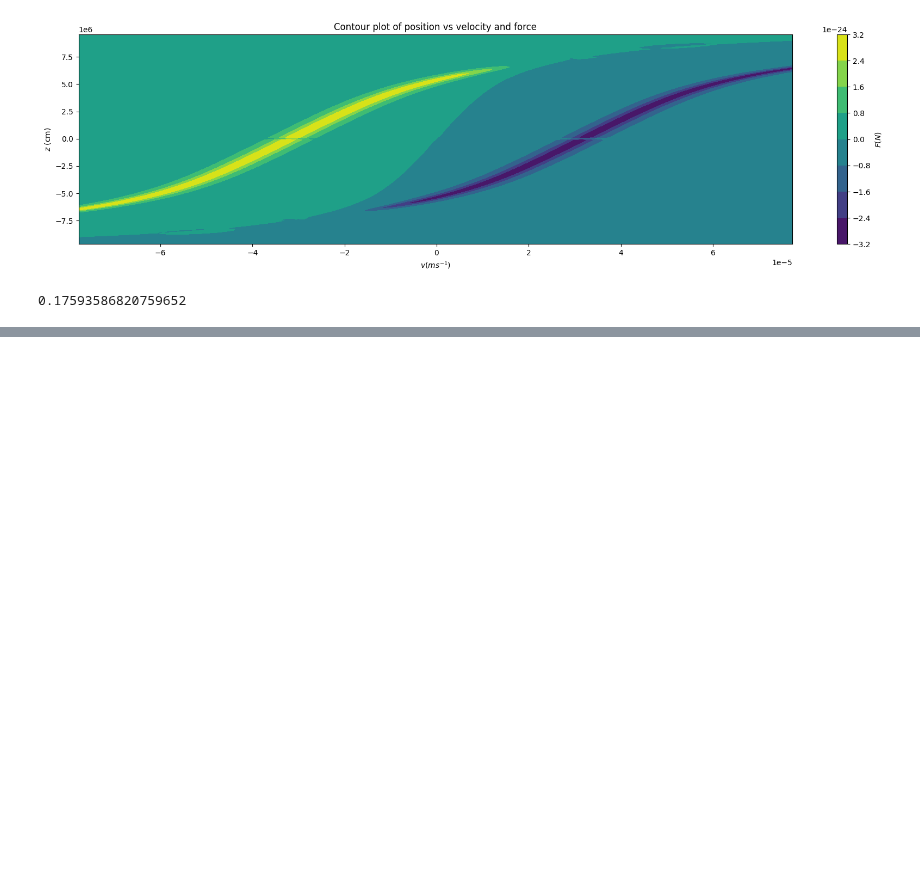
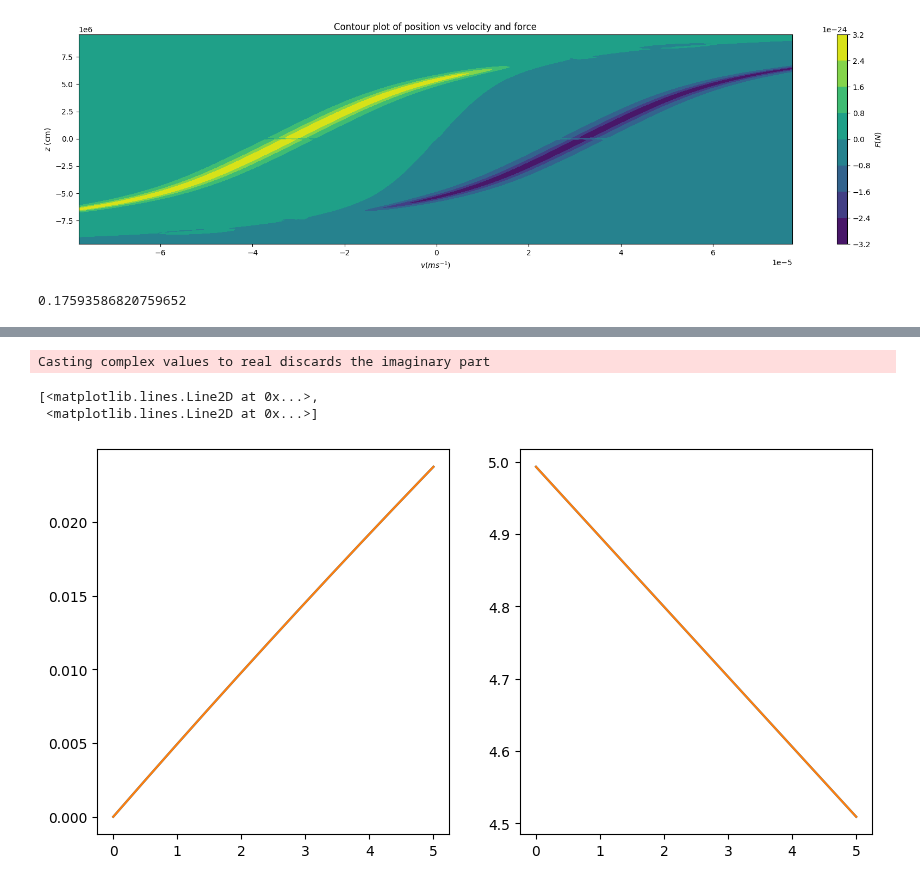
Before and after one commit to benfox4543/YB-zeeman-slower, a Jupyter notebook: 2d_mot.ipynb, the cells around one changed output, grey strips where cells are left out. Saved outputs shown, nothing was run; the diff lists cells and outputs as text; code cells hidden in the pictures; blank space fills up the shorter version.

```diff
--- a/2d_mot.ipynb
+++ b/2d_mot.ipynb
@@ -359,0 +331,10 @@ ValueError: Method '0' is not defined
+# %%
+x_t, y_t, v_tx, v_ty, t = simulate_trajectory(v_0[0],t_span,f_interp, mass_lab)
+fig, ax = plt.subplots(1, 2, figsize=(10, 5))
+ax[0].plot(np.array(t)*1000, x_t)
+ax[1].plot(np.array(t)*1000, v_tx)
+# %% [output]
+Casting complex values to real discards the imaginary part
+[<matplotlib.lines.Line2D at 0x...>,
+ <matplotlib.lines.Line2D at 0x...>]
+[figure, added]
```
Also changed, not shown: parts of 12 cells of this notebook.
